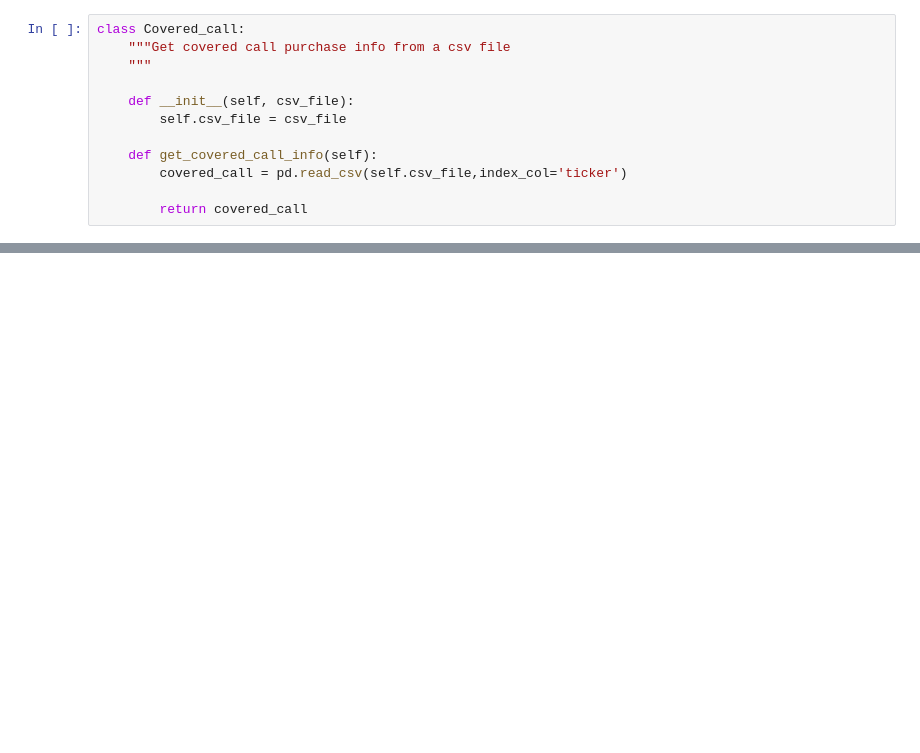
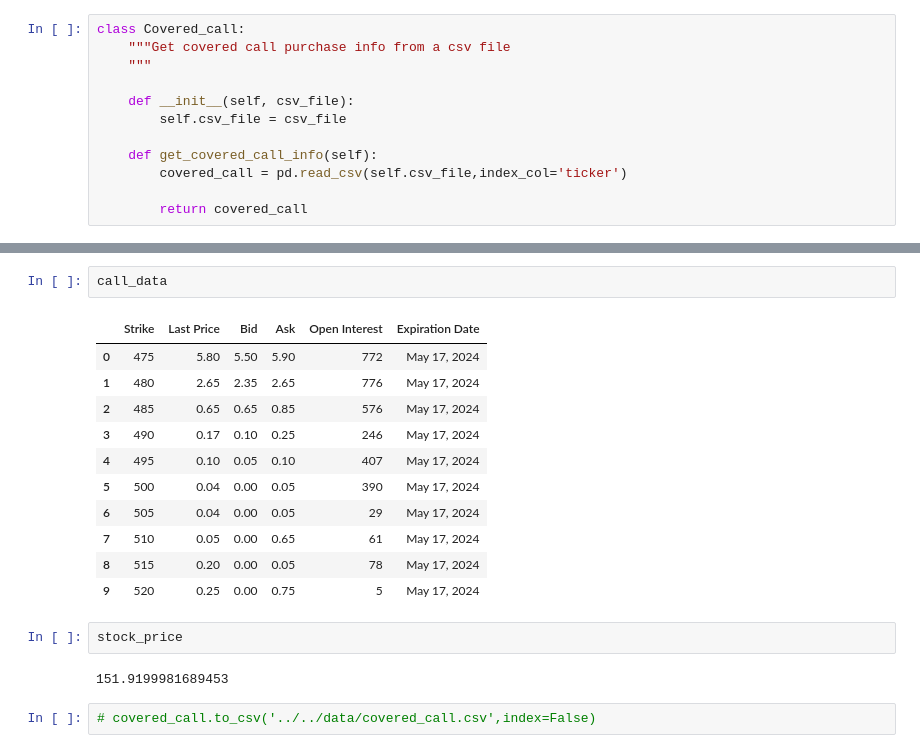
Before and after one commit to ojinhxd/option_covered_call, a Jupyter notebook: src/option_covered_call/option_covered_call_w_class.ipynb, the cells around one changed output, grey strips where cells are left out. Drawn from its saved outputs; the diff is of its cells as text; blank space fills up the shorter version.

```diff
--- a/src/option_covered_call/option_covered_call_w_class.ipynb
+++ b/src/option_covered_call/option_covered_call_w_class.ipynb
@@ -197,0 +191,20 @@ print('Covered call price data pull and plot completed successfully. Happy tradi
+# %%
+call_data
+# %% [output]
+|  | Strike | Last Price | Bid | Ask | Open Interest | Expiration Date |
+| 0 | 475 | 5.80 | 5.50 | 5.90 | 772 | May 17, 2024 |
+| 1 | 480 | 2.65 | 2.35 | 2.65 | 776 | May 17, 2024 |
+| 2 | 485 | 0.65 | 0.65 | 0.85 | 576 | May 17, 2024 |
+| 3 | 490 | 0.17 | 0.10 | 0.25 | 246 | May 17, 2024 |
+| 4 | 495 | 0.10 | 0.05 | 0.10 | 407 | May 17, 2024 |
+| 5 | 500 | 0.04 | 0.00 | 0.05 | 390 | May 17, 2024 |
+| 6 | 505 | 0.04 | 0.00 | 0.05 | 29 | May 17, 2024 |
+| 7 | 510 | 0.05 | 0.00 | 0.65 | 61 | May 17, 2024 |
+| 8 | 515 | 0.20 | 0.00 | 0.05 | 78 | May 17, 2024 |
+| 9 | 520 | 0.25 | 0.00 | 0.75 | 5 | May 17, 2024 |
+# %%
+stock_price
+# %% [output]
+151.9199981689453
+# %%
+# covered_call.to_csv('../../data/covered_call.csv',index=False)
```
Also changed, not shown: parts of 6 cells of this notebook.
